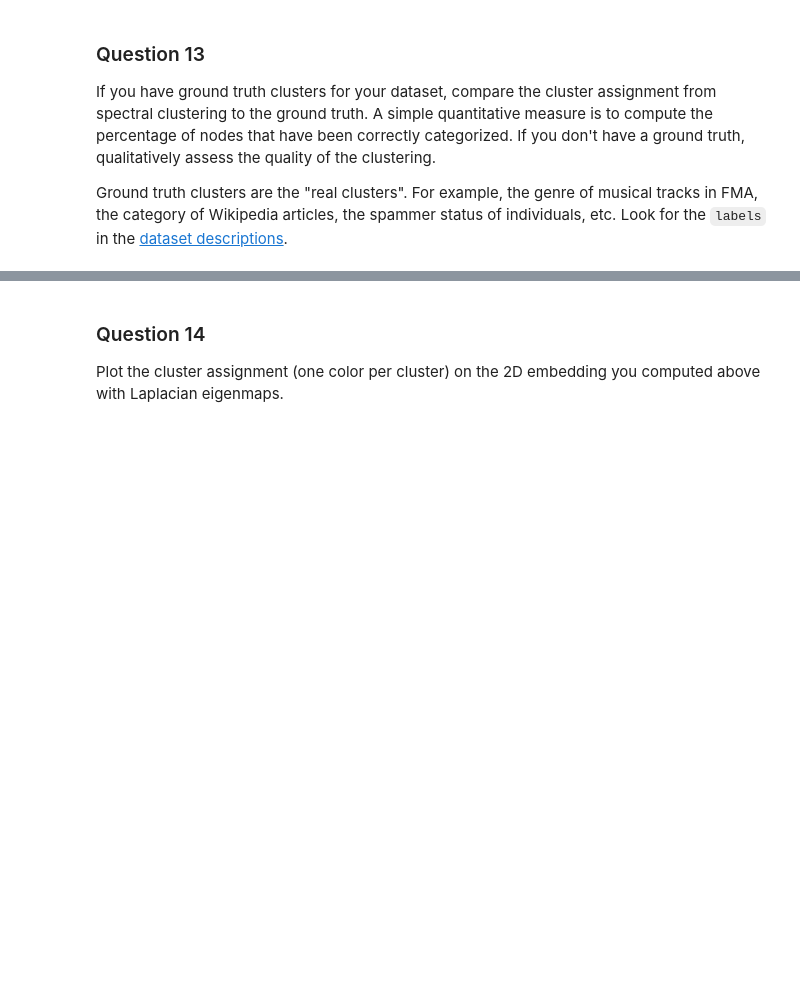
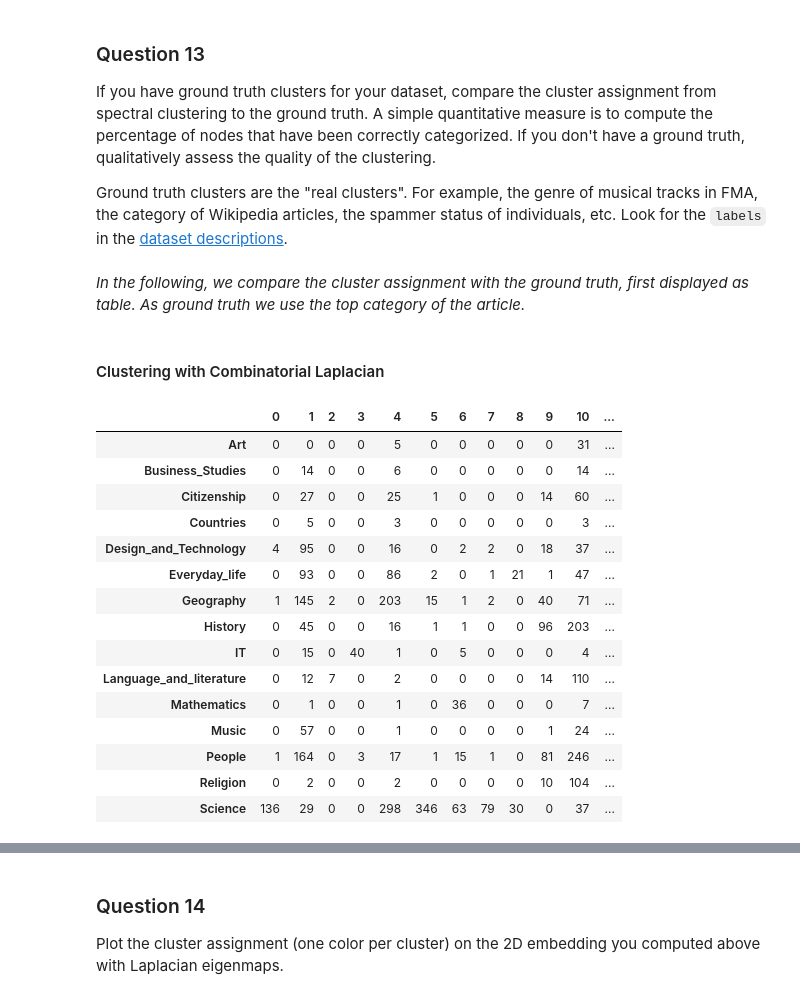
Before and after one commit to mattminder/ntds_24, a Jupyter notebook: Milestone_3/3_spectral_graph_theory.ipynb, the cells around one changed output, grey strips where cells are left out. Drawn from its saved outputs; the diff is of its cells as text; code cells hidden in the pictures; blank space fills up the shorter version.

```diff
--- a/Milestone_3/3_spectral_graph_theory.ipynb
+++ b/Milestone_3/3_spectral_graph_theory.ipynb
@@ -406,12 +414,47 @@ def get_cluster_mat(assignment):
     and zero otherwise
     """
     n_nodes = assignment.size
-    n_clusters = np.max(assignment)
+    n_clusters = np.max(assignment) + 1
     out = np.zeros((n_nodes, n_clusters))
     for i in range(n_nodes):
-        out[i, assignment[i]-1] = 1
+        out[i, assignment[i]] = 1
     return out
 
 cluster_mat_c = get_cluster_mat(cluster_labels_c)
 cluster_mat_n = get_cluster_mat(cluster_labels_n)
 cluster_mat_truth = get_cluster_mat(cluster_truth)
+
+# Get which cluster of truth has how many of given assigned cluster
+truth_vs_c = cluster_mat_truth.transpose().dot(cluster_mat_c)
+truth_vs_n = cluster_mat_truth.transpose().dot(cluster_mat_n)
+
+# Normalize by number of elements in truth
+truth_sum = cluster_mat_truth.sum(axis=0)
+truth_vs_c_norm = np.divide(truth_vs_c, truth_sum[:, None])
+truth_vs_n_norm = np.divide(truth_vs_n, truth_sum[:, None])
+# %% [markdown]
+*In the following, we compare the cluster assignment with the ground truth, first displayed as table. As ground truth we use the top category of the article.*
+# %% [markdown]
+#### Clustering with Combinatorial Laplacian
+# %%
+#pd.options.display.float_format = '{:,.3f}'.format
+pd.options.display.float_format = '{:,.0f}'.format
+
+pd.DataFrame(truth_vs_c, index=unique_categories)
+# %% [output]
+|  | 0 | 1 | 2 | 3 | 4 | 5 | 6 | 7 | 8 | 9 | 10 | ... |
+| Art | 0 | 0 | 0 | 0 | 5 | 0 | 0 | 0 | 0 | 0 | 31 | ... |
+| Business_Studies | 0 | 14 | 0 | 0 | 6 | 0 | 0 | 0 | 0 | 0 | 14 | ... |
+| Citizenship | 0 | 27 | 0 | 0 | 25 | 1 | 0 | 0 | 0 | 14 | 60 | ... |
+| Countries | 0 | 5 | 0 | 0 | 3 | 0 | 0 | 0 | 0 | 0 | 3 | ... |
+| Design_and_Technology | 4 | 95 | 0 | 0 | 16 | 0 | 2 | 2 | 0 | 18 | 37 | ... |
+| Everyday_life | 0 | 93 | 0 | 0 | 86 | 2 | 0 | 1 | 21 | 1 | 47 | ... |
+| Geography | 1 | 145 | 2 | 0 | 203 | 15 | 1 | 2 | 0 | 40 | 71 | ... |
+| History | 0 | 45 | 0 | 0 | 16 | 1 | 1 | 0 | 0 | 96 | 203 | ... |
+| IT | 0 | 15 | 0 | 40 | 1 | 0 | 5 | 0 | 0 | 0 | 4 | ... |
+| Language_and_literature | 0 | 12 | 7 | 0 | 2 | 0 | 0 | 0 | 0 | 14 | 110 | ... |
+| Mathematics | 0 | 1 | 0 | 0 | 1 | 0 | 36 | 0 | 0 | 0 | 7 | ... |
+| Music | 0 | 57 | 0 | 0 | 1 | 0 | 0 | 0 | 0 | 1 | 24 | ... |
+| People | 1 | 164 | 0 | 3 | 17 | 1 | 15 | 1 | 0 | 81 | 246 | ... |
+| Religion | 0 | 2 | 0 | 0 | 2 | 0 | 0 | 0 | 0 | 10 | 104 | ... |
+| Science | 136 | 29 | 0 | 0 | 298 | 346 | 63 | 79 | 30 | 0 | 37 | ... |
```
Also changed, not shown: parts of 11 cells of this notebook.
